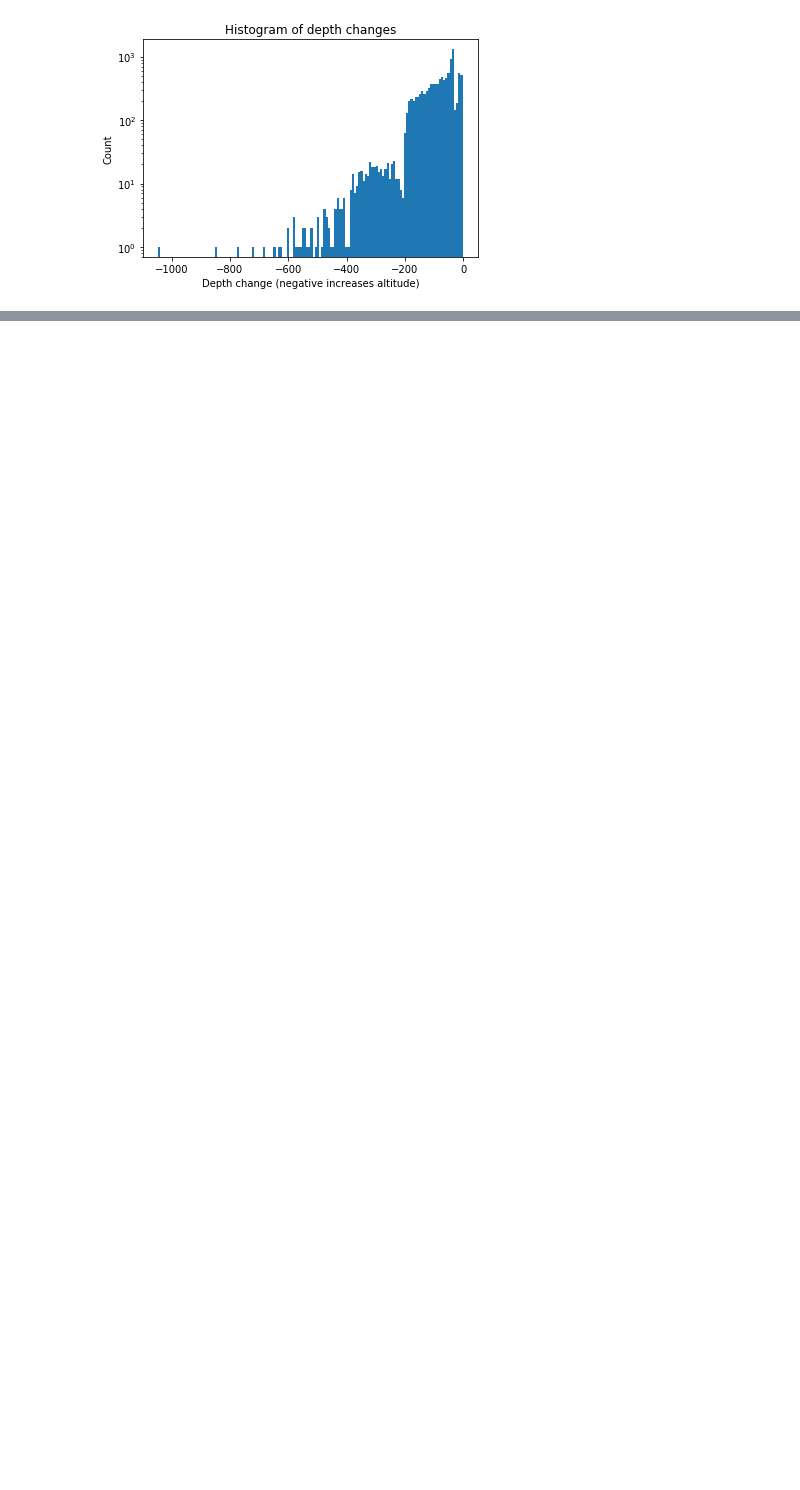
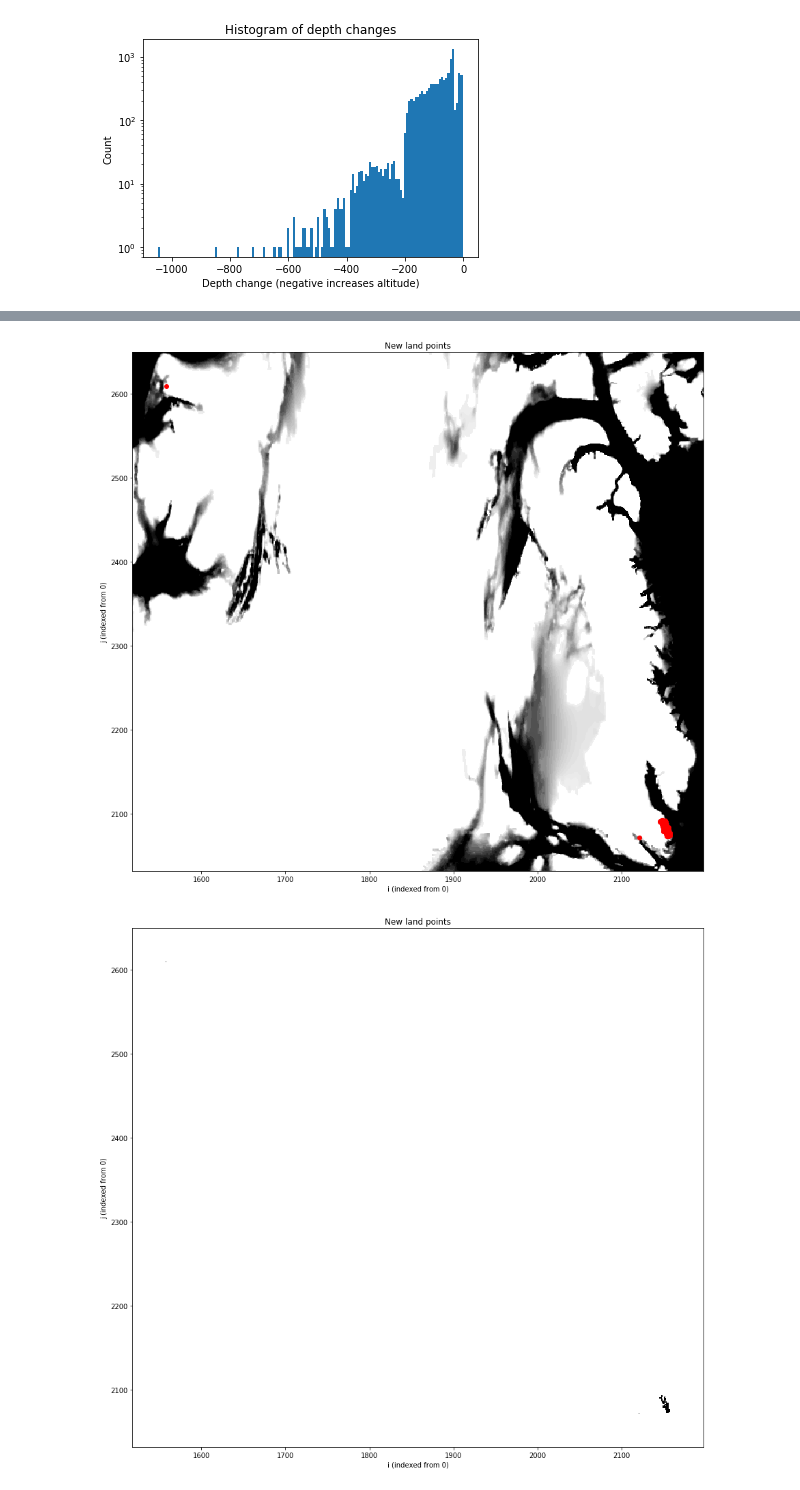
Before and after one commit to aekiss/notebooks, a Jupyter notebook: bathymetry-closeup.ipynb, the cells around one changed output, grey strips where cells are left out. Cells and saved outputs as stored; diff of their text form; code cells hidden in the pictures; blank space fills up the shorter version.

```diff
--- a/bathymetry-closeup.ipynb
+++ b/bathymetry-closeup.ipynb
@@ -159,0 +187,31 @@ plt.title('Histogram of depth changes');
+# %%
+maskdiff = np.ma.getmask(depth).astype(int)-np.ma.getmask(baddepth).astype(int)
+jj,ii=np.nonzero(maskdiff)
+
+# plt.figure(figsize=(15,15))
+# plt.imshow(maskdiff, origin='lower')
+# plt.colorbar()
+# # plt.scatter(jj,ii, facecolors='none', edgecolors='w')
+# plt.title('New land points')
+# plt.xlabel('i (indexed from 0)')
+# plt.ylabel('j (indexed from 0)');
+
+plt.figure(figsize=(15,15))
+plt.imshow(depth, vmin=0, vmax=150, origin='lower', cmap=cm.binary)
+plt.scatter(ii,jj, facecolors='r', edgecolors='r')
+plt.xlim(min(ii)-margin,max(ii)+margin)
+plt.ylim(min(jj)-margin,max(jj)+margin)
+plt.title('New land points')
+plt.xlabel('i (indexed from 0)')
+plt.ylabel('j (indexed from 0)');
+
+plt.figure(figsize=(15,15))
+plt.imshow(maskdiff, origin='lower', cmap=cm.binary)
+plt.xlim(min(ii)-margin,max(ii)+margin)
+plt.ylim(min(jj)-margin,max(jj)+margin)
+plt.title('New land points')
+plt.xlabel('i (indexed from 0)')
+plt.ylabel('j (indexed from 0)');
+# %% [output]
+[figure, added]
+[figure, added]
```
Also changed, not shown: parts of 12 cells of this notebook, 1 other file.
